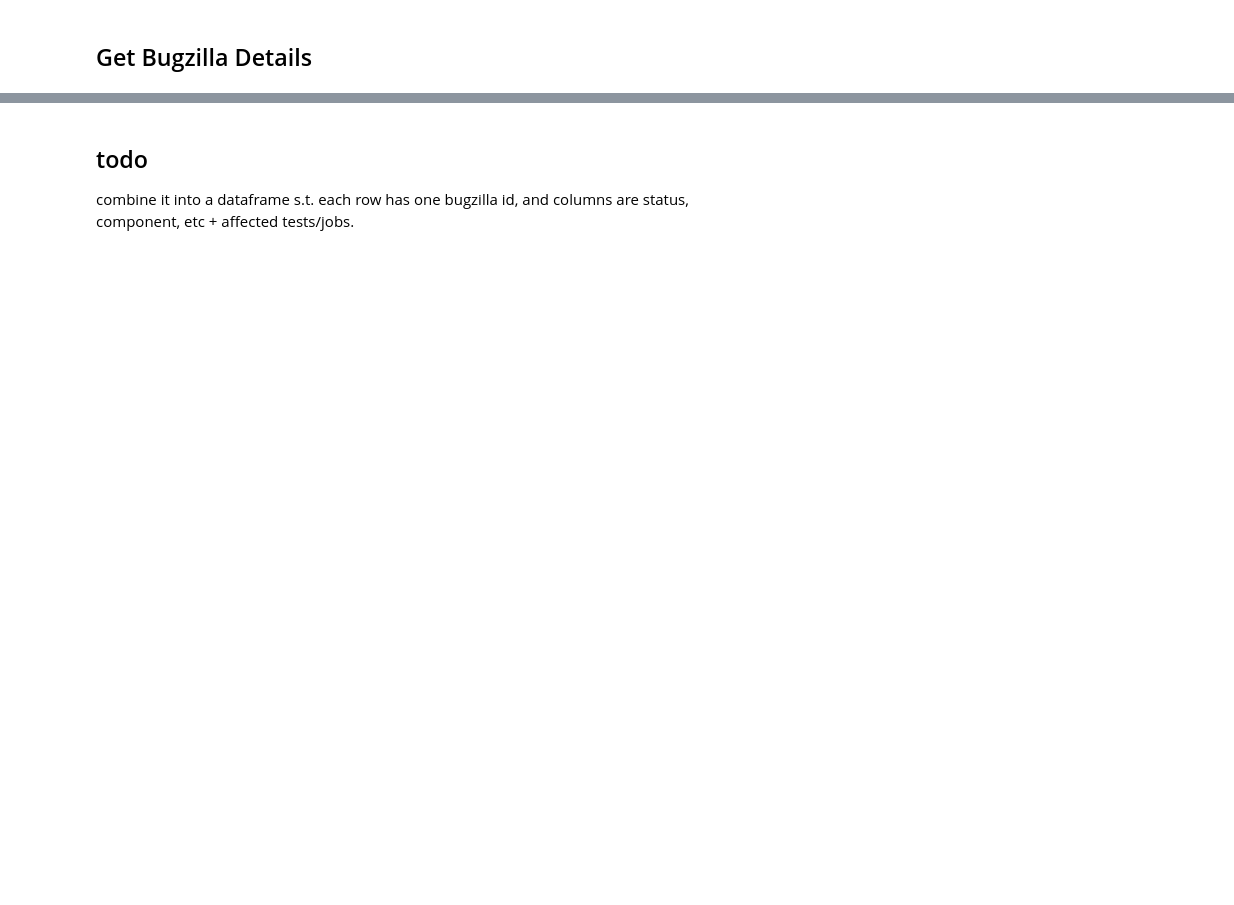
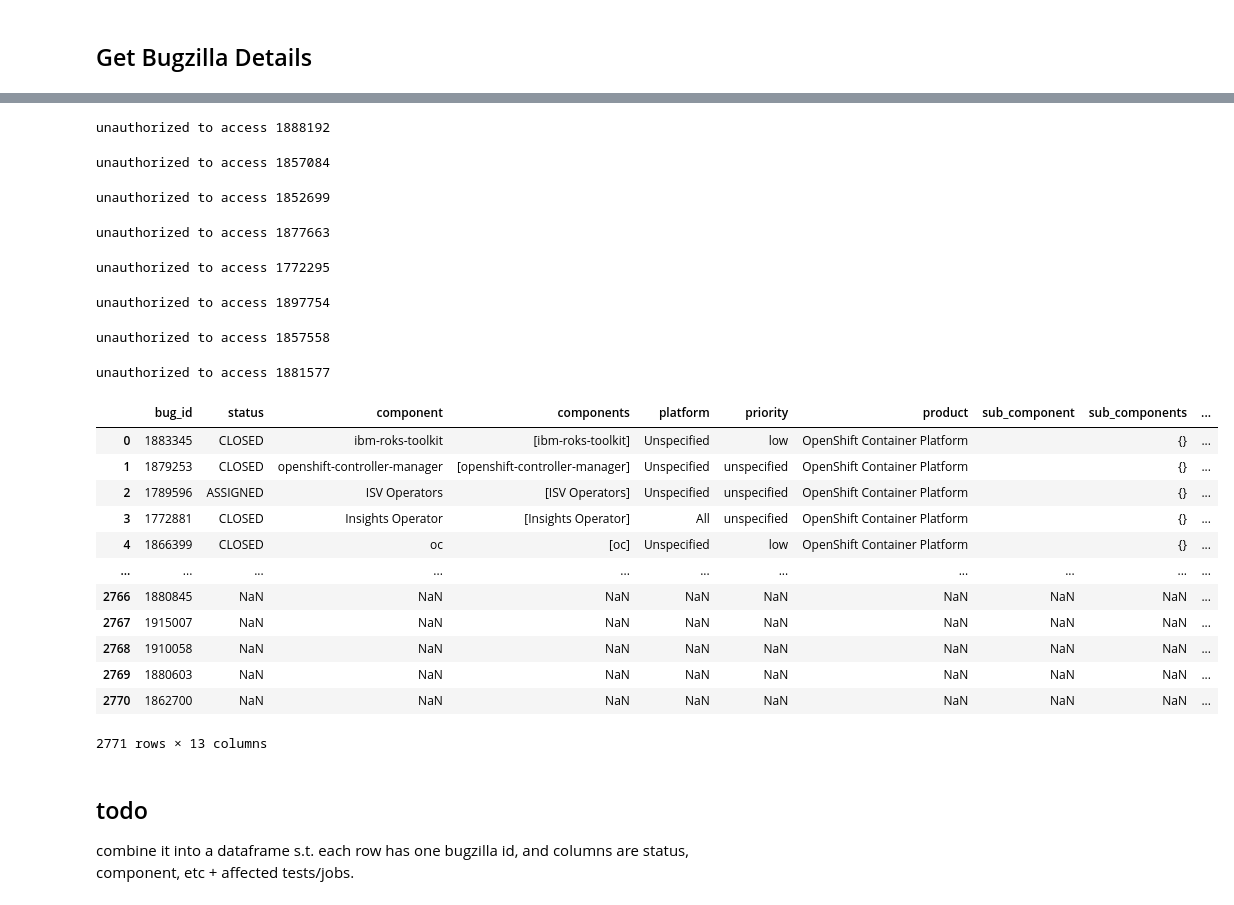
Before and after one commit to hemajv/ocp-ci-analysis, a Jupyter notebook: notebooks/data-sources/Bugzilla/bugzilla_EDA.ipynb, the cells around one changed output, grey strips where cells are left out. Drawn from its saved outputs; the diff is of its cells as text; code cells hidden in the pictures; blank space fills up the shorter version.

Commit message:
Slight cleanup for bugzilla EDA notebook.

```diff
--- a/notebooks/data-sources/Bugzilla/bugzilla_EDA.ipynb
+++ b/notebooks/data-sources/Bugzilla/bugzilla_EDA.ipynb
@@ -156,5 +117,0 @@ sample_bugs
-# %%
-bzapi = bugzilla.Bugzilla("bugzilla.redhat.com")
-
-bug = bzapi.getbug(sample_bugs[0])
-bug.component
@@ -163,5 +118,5 @@ bug.component
 # %%
-fields = [
+bug_details_to_get = [
     'status',
     'component',
     'components',
@@ -175,6 +130,3 @@ fields = [
     'target_milestone',
     'target_release',
 ]
-
-for f in fields:
-    print(f'{f} = {getattr(bug, f)}')
@@ -193,0 +133,4 @@ target_release = ['---']
+# %%
+bugs_df = pd.DataFrame(columns=['bug_id'] + bug_details_to_get, index=range(len(all_linked_bugs)))
+bugs_df = bugs_df.assign(bug_id=all_linked_bugs)
+bugs_df.head()
@@ -194,3 +144,41 @@ target_release = ['---']
+# %%
+bzapi = bugzilla.Bugzilla("bugzilla.redhat.com")
+
+def fill_bug_details(bug_row):
+    global bzapi
+    try:
+        bug = bzapi.getbug(bug_row.bug_id)
+    except Exception:
+        print(f'unauthorized to access {bug_row.bug_id}')
+        return bug_row
+    for detail in bug_row.index:
+        bug_row[detail] = getattr(bug, detail)
+    return bug_row
+
+bugs_df.iloc[:100].progress_apply(fill_bug_details, axis=1)
+bugs_df
+# %% [output]
+unauthorized to access 1888192
+unauthorized to access 1857084
+unauthorized to access 1852699
+unauthorized to access 1877663
+unauthorized to access 1772295
+unauthorized to access 1897754
+unauthorized to access 1857558
+unauthorized to access 1881577
+|  | bug_id | status | component | components | platform | priority | product | sub_component | sub_components | ... |
+| 0 | 1883345 | CLOSED | ibm-roks-toolkit | [ibm-roks-toolkit] | Unspecified | low | OpenShift Container Platform |  | {} | ... |
+| 1 | 1879253 | CLOSED | openshift-controller-manager | [openshift-controller-manager] | Unspecified | unspecified | OpenShift Container Platform |  | {} | ... |
+| 2 | 1789596 | ASSIGNED | ISV Operators | [ISV Operators] | Unspecified | unspecified | OpenShift Container Platform |  | {} | ... |
+| 3 | 1772881 | CLOSED | Insights Operator | [Insights Operator] | All | unspecified | OpenShift Container Platform |  | {} | ... |
+| 4 | 1866399 | CLOSED | oc | [oc] | Unspecified | low | OpenShift Container Platform |  | {} | ... |
+| ... | ... | ... | ... | ... | ... | ... | ... | ... | ... | ... |
+| 2766 | 1880845 | NaN | NaN | NaN | NaN | NaN | NaN | NaN | NaN | ... |
+| 2767 | 1915007 | NaN | NaN | NaN | NaN | NaN | NaN | NaN | NaN | ... |
+| 2768 | 1910058 | NaN | NaN | NaN | NaN | NaN | NaN | NaN | NaN | ... |
+| 2769 | 1880603 | NaN | NaN | NaN | NaN | NaN | NaN | NaN | NaN | ... |
+| 2770 | 1862700 | NaN | NaN | NaN | NaN | NaN | NaN | NaN | NaN | ... |
+2771 rows × 13 columns
 # %% [markdown]
 ## todo
 
```
Also changed, not shown: parts of 16 cells of this notebook.
